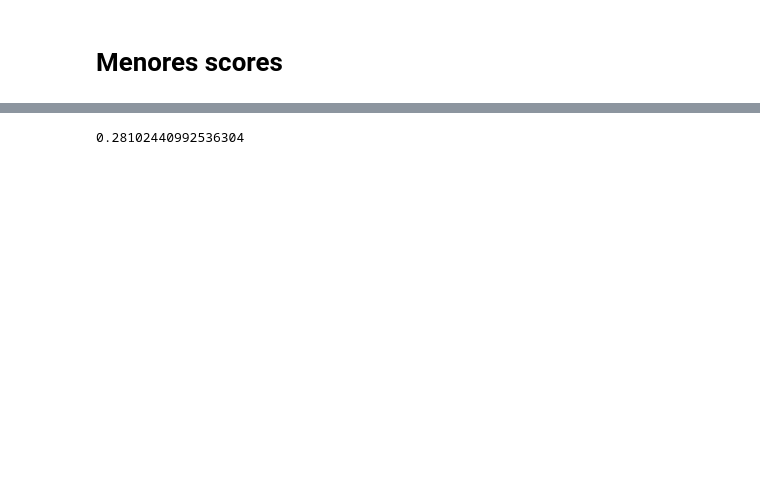
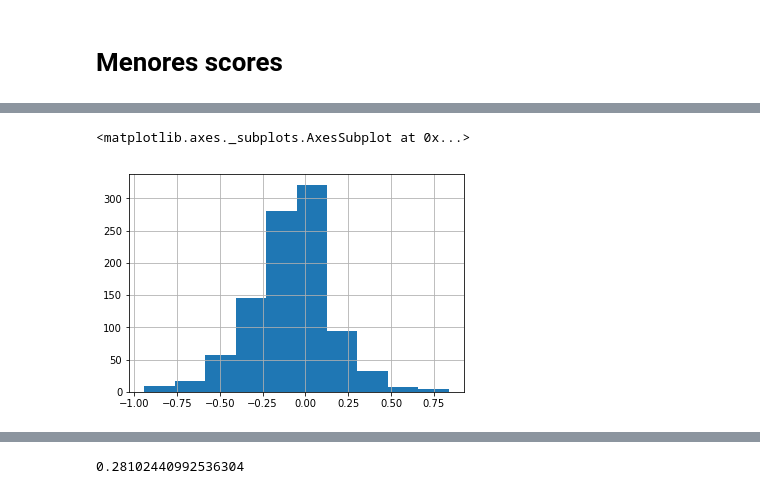
Before and after one commit to abevieiramota/masters, a Jupyter notebook: notebook/00 - Sentence level evaluation.ipynb, the cells around one changed output, grey strips where cells are left out. Drawn from its saved outputs; the diff is of its cells as text; code cells hidden in the pictures; blank space fills up the shorter version.

```diff
--- a/notebook/00 - Sentence level evaluation.ipynb
+++ b/notebook/00 - Sentence level evaluation.ipynb
@@ -81,5 +81,8 @@ plot_all_models_hist_bleu('new-cat')
 # %% [markdown]
 # Menores scores
 # %%
-scores, hypothesis, references = get_scores(model_preprocessed_filepath('abe-1', 'with-template'), 'with-template')
+scores, hypothesis, references = get_scores(model_preprocessed_filepath('adaptcentre', 'old-cat'), 'old-cat')
 sorted_scores = sorted([(i, s) for i, s in enumerate(scores)], key=lambda v: v[1])
+
+scores_a, hypothesis_a, references = get_scores(model_preprocessed_filepath('abe-3', 'old-cat'), 'old-cat')
+sorted_scores_a = sorted([(i, s) for i, s in enumerate(scores_a)], key=lambda v: v[1])
@@ -102,0 +89,8 @@ hypothesis[426]
+# %%
+import pandas as pd
+
+pd.set_option('display.max_colwidth', 1000)
+
+df = pd.DataFrame({'adaptcentre': scores, 'abe-3': scores_a, 'adaptcentre_texts': hypothesis, 'abe-3_texts': hypothesis_a})
+
+df.head()
@@ -102,0 +104,4 @@ hypothesis[426]
+# %%
+df['winner'] = (df['abe-3'] > df.adaptcentre).map({True: 'abe-3', False: 'adaptcentre'})
+df['dif'] = df['abe-3'] - df.adaptcentre
+df.head()
@@ -102,0 +115,5 @@ hypothesis[426]
+# %%
+df.dif.hist()
+# %% [output]
+<matplotlib.axes._subplots.AxesSubplot at 0x...>
+[figure, added]
```
Also changed, not shown: parts of 17 cells of this notebook, 18 other files.
